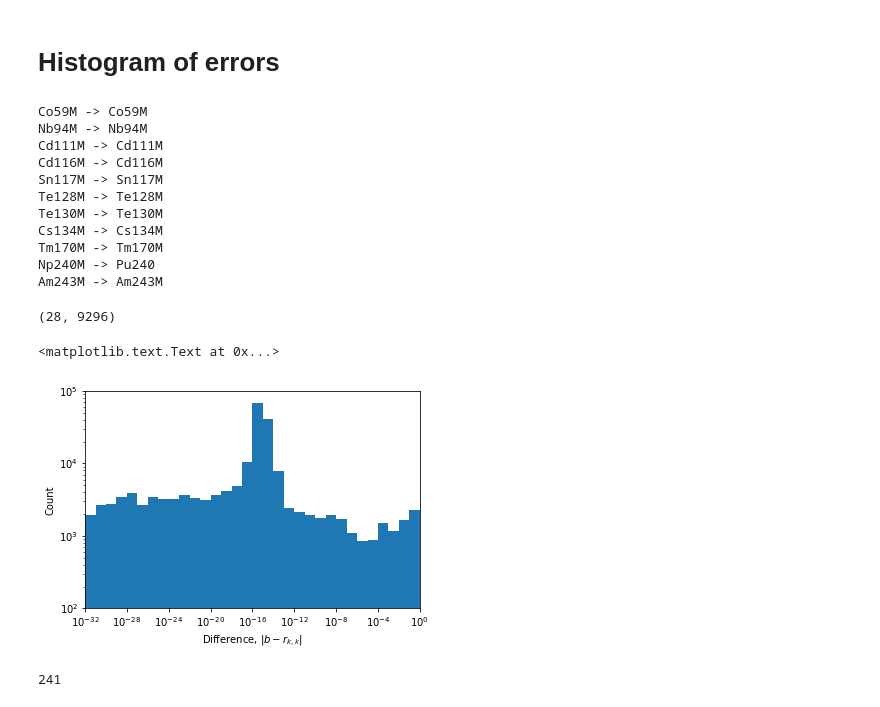
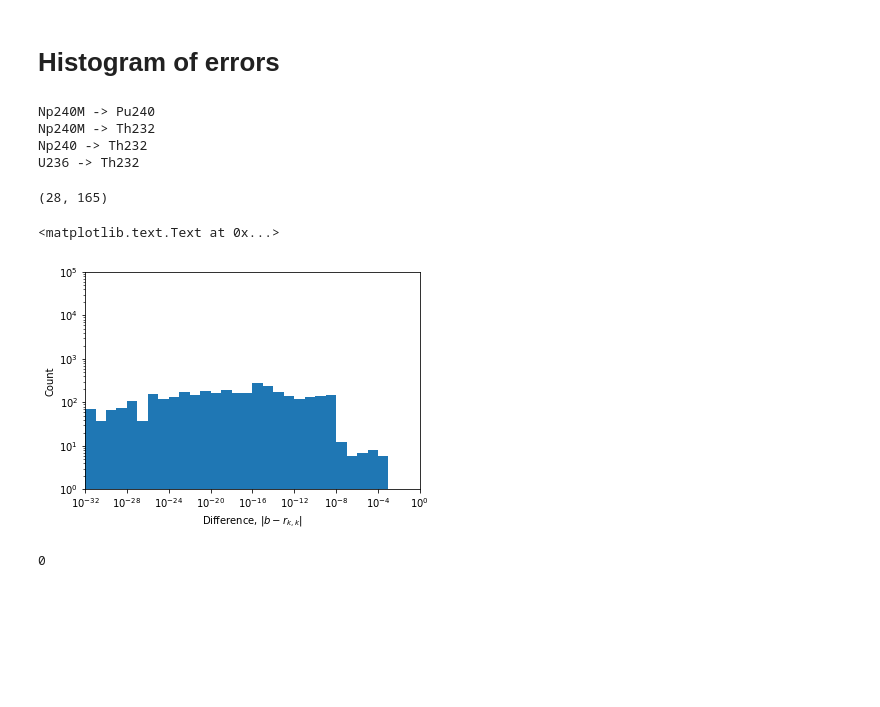
Before and after one commit to ergs/transmutagen-paper, a Jupyter notebook: decay_analysis.ipynb, the cells around one changed output. Saved outputs shown, nothing was run; the diff lists cells and outputs as text; code cells hidden in the pictures; blank space fills up the shorter version.

```diff
--- a/decay_analysis.ipynb
+++ b/decay_analysis.ipynb
@@ -6,4 +8,6 @@ from pyne import rxname
 # %%
 %%time
-batemans, crammeds, diagexps = run_nuclides(verbose=True)
+nucs = cram.NUCS
+nucs = ['Co59M', 'Np240M', 'Np240', 'U236']
+batemans, crammeds, diagexps = run_nuclides(nucs=nucs, verbose=True)
 # %% [output]
@@ -30,7 +23,7 @@ NNUCS = len(crammeds)
 b = np.zeros((NTIMES, NNUCS), dtype=float)
 c = np.zeros((NTIMES, NNUCS), dtype=float)
 d = np.zeros((NTIMES, NNUCS), dtype=float)
-for n, nuc in enumerate(cram.NUCS):
+for n, nuc in enumerate(nucs):
     b[:, n] = batemans[nuc][nuc]
     c[:, n] = crammeds[nuc][nuc]
     d[:, n] = diagexps[nuc][nuc]
@@ -116,40 +113,33 @@ bateman_diff_plot('Se86', batemans=batemans, crammeds=crammeds)
 # Histogram of errors
 # %%
 diff_arrs = []
-for nuc in cram.NUCS:
+for nuc in nucs:
     diff = diff_nuclide(batemans[nuc], crammeds[nuc], abs=True, include_missing=False)
     diff_arr = np.empty((NTIMES, len(diff)), dtype=float)
     for i, (n, d) in enumerate(diff.items()):
         diff_arr[:,i] = d
-        if d.max() >= 0.999999:
+        if d.max() >= 0.0001:
             print(nuc, '->', n)
     diff_arrs.append(diff_arr)
 diff_arrs = np.concatenate(diff_arrs, axis=1)
 diff_arrs.shape
 # %% [output]
-Co59M -> Co59M
-Nb94M -> Nb94M
-Cd111M -> Cd111M
-Cd116M -> Cd116M
-Sn117M -> Sn117M
-Te128M -> Te128M
-Te130M -> Te130M
-Cs134M -> Cs134M
-Tm170M -> Tm170M
 Np240M -> Pu240
-Am243M -> Am243M
+Np240M -> Th232
+Np240 -> Th232
+U236 -> Th232
-(28, 9296)
+(28, 165)
 # %%
 plt.hist(diff_arrs.flat, bins=np.logspace(-32, 0, 33), log=True)
 plt.xscale('log')
-plt.axis([1e-32, 1, 1e2, 1e5])
+plt.axis([1e-32, 1, 1e0, 1e5])
 plt.xlabel('Difference, $\\left|b - r_{k,k}\\right|$')
 plt.ylabel('Count')
 # %% [output]
 <matplotlib.text.Text at 0x...>
-[figure, old version]
+[figure, new version]
 # %%
 (diff_arrs >= 0.999).sum()
 # %% [output]
-241
+0
 # %%
```
Also changed, not shown: parts of 22 cells of this notebook, 1 other file.
